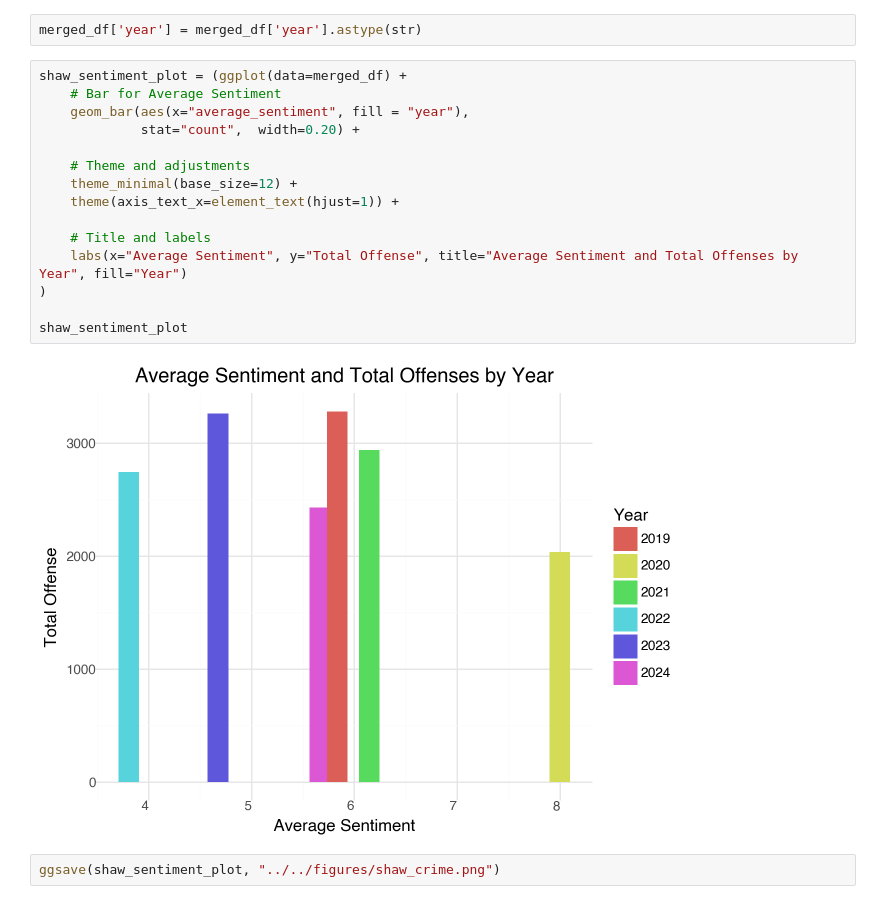
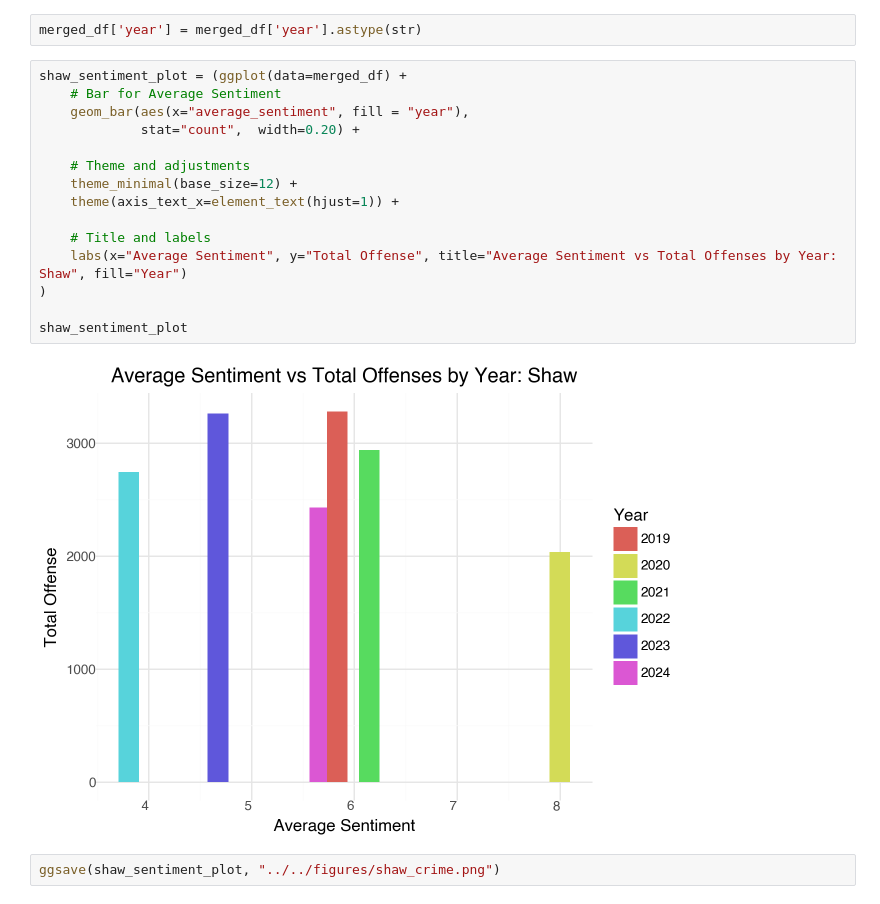
Before and after one commit to rebeccalwagner/PPOL_5203_FinalProject, a Jupyter notebook: files/visualizations/sentiment_actual_viz.ipynb, the cells around one changed output. Cells and saved outputs as stored; diff of their text form.

```diff
--- a/files/visualizations/sentiment_actual_viz.ipynb
+++ b/files/visualizations/sentiment_actual_viz.ipynb
@@ -99,20 +99,20 @@ merged_df['year'] = merged_df['year'].astype(str)
 # %%
 shaw_sentiment_plot = (ggplot(data=merged_df) +
     # Bar for Average Sentiment
     geom_bar(aes(x="average_sentiment", fill = "year"),
              stat="count",  width=0.20) +
 
     # Theme and adjustments
     theme_minimal(base_size=12) +
     theme(axis_text_x=element_text(hjust=1)) +
 
     # Title and labels
-    labs(x="Average Sentiment", y="Total Offense", title="Average Sentiment and Total Offenses by Year", fill="Year")
+    labs(x="Average Sentiment", y="Total Offense", title="Average Sentiment vs Total Offenses by Year: Shaw", fill="Year")
 )
 
 shaw_sentiment_plot
 # %% [output]
-[figure, old version]
+[figure, new version]
 # %%
 ggsave(shaw_sentiment_plot, "../../figures/shaw_crime.png")
 # %%
```
Also changed, not shown: parts of 3 cells of this notebook, 3 other files.
